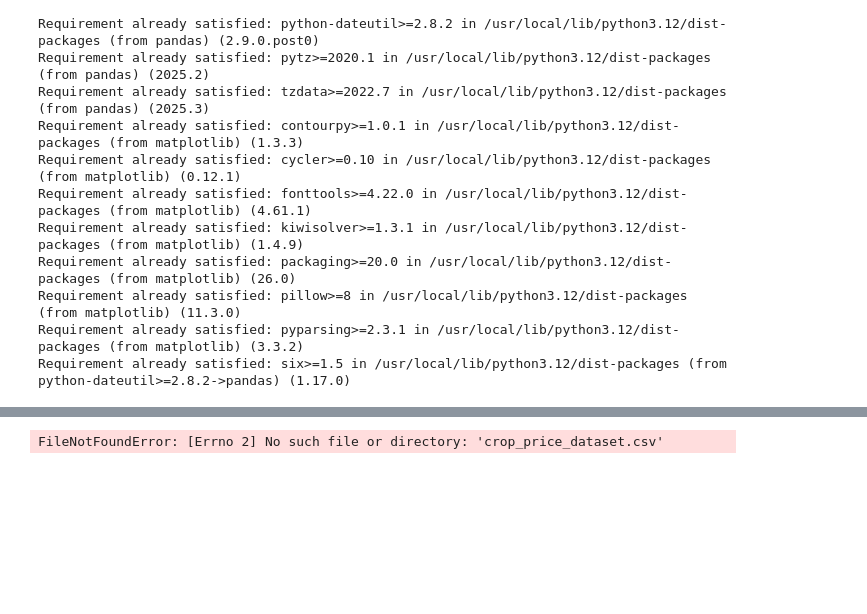
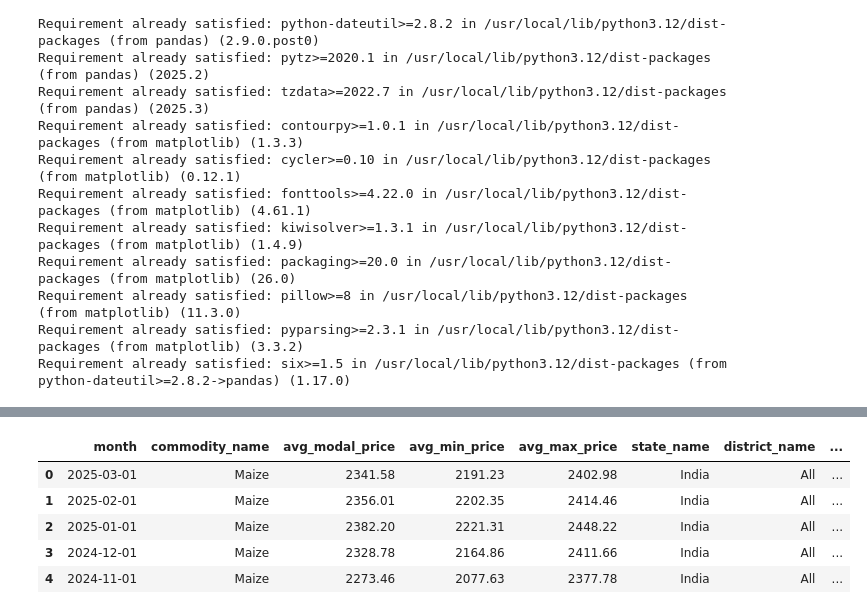
Before and after one commit to Vinayyarakalapudi/miniproject, a Jupyter notebook: price.ipynb, the cells around one changed output, grey strips where cells are left out. Cells and saved outputs as stored; diff of their text form; code cells hidden in the pictures; blank space fills up the shorter version.

```diff
--- a/price.ipynb
+++ b/price.ipynb
@@ -39,7 +49,11 @@ from sklearn.metrics import mean_squared_error, r2_score, mean_absolute_error
 # %%
-df = pd.read_csv("crop_price_dataset.csv")
-
+df = pd.read_csv("miniproject/crop_price_dataset.csv")
 df.head()
 # %% [output]
-FileNotFoundError: [Errno 2] No such file or directory: 'crop_price_dataset.csv'
+|  | month | commodity_name | avg_modal_price | avg_min_price | avg_max_price | state_name | district_name | ... |
+| 0 | 2025-03-01 | Maize | 2341.58 | 2191.23 | 2402.98 | India | All | ... |
+| 1 | 2025-02-01 | Maize | 2356.01 | 2202.35 | 2414.46 | India | All | ... |
+| 2 | 2025-01-01 | Maize | 2382.20 | 2221.31 | 2448.22 | India | All | ... |
+| 3 | 2024-12-01 | Maize | 2328.78 | 2164.86 | 2411.66 | India | All | ... |
+| 4 | 2024-11-01 | Maize | 2273.46 | 2077.63 | 2377.78 | India | All | ... |
 # %%
```
Also changed, not shown: parts of 15 cells of this notebook.
